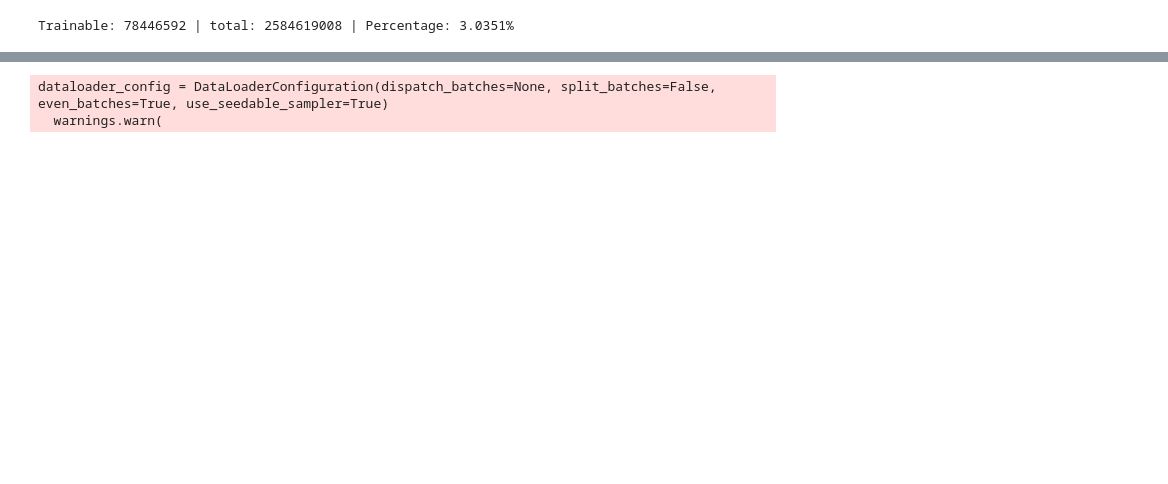
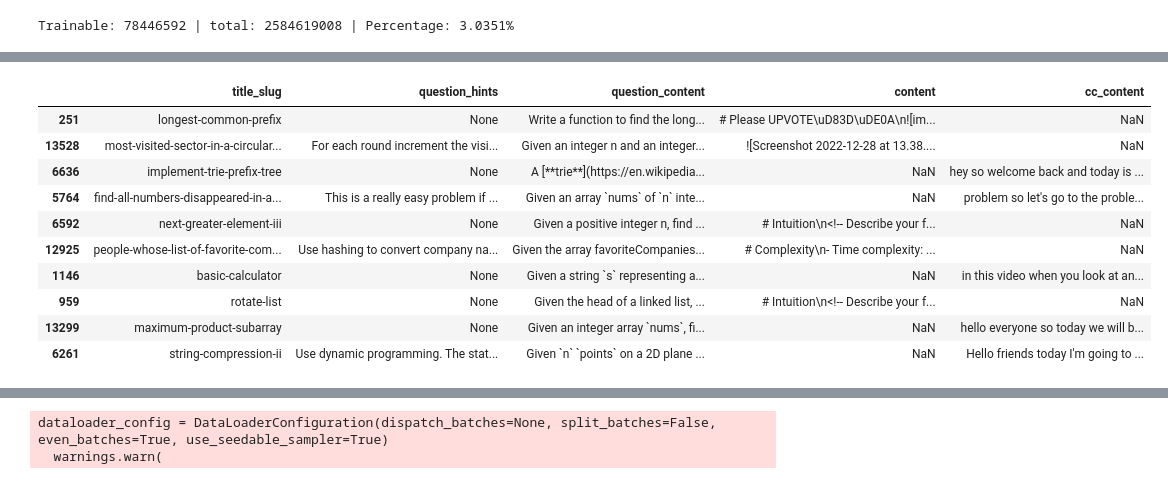
Before and after one commit to kreimben/CodeMind, a Jupyter notebook: fine-tuning/gemma-1.1-2b-it peft qlora.ipynb, the cells around one changed output, grey strips where cells are left out. Cells and saved outputs as stored; diff of their text form; code cells hidden in the pictures; blank space fills up the shorter version.

```diff
--- a/fine-tuning/gemma-1.1-2b-it peft qlora.ipynb
+++ b/fine-tuning/gemma-1.1-2b-it peft qlora.ipynb
@@ -130,0 +126,14 @@ dataset.features
+# %%
+dataset.sample(10)
+# %% [output]
+|  | title_slug | question_hints | question_content | content | cc_content |
+| 251 | longest-common-prefix | None | Write a function to find the long... | # Please UPVOTE\uD83D\uDE0A\n![im... | NaN |
+| 13528 | most-visited-sector-in-a-circular... | For each round increment the visi... | Given an integer n and an integer... | ![Screenshot 2022-12-28 at 13.38.... | NaN |
+| 6636 | implement-trie-prefix-tree | None | A [**trie**](https://en.wikipedia... | NaN | hey so welcome back and today is ... |
+| 5764 | find-all-numbers-disappeared-in-a... | This is a really easy problem if ... | Given an array `nums` of `n` inte... | NaN | problem so let's go to the proble... |
+| 6592 | next-greater-element-iii | None | Given a positive integer n, find ... | # Intuition\n<!-- Describe your f... | NaN |
+| 12925 | people-whose-list-of-favorite-com... | Use hashing to convert company na... | Given the array favoriteCompanies... | # Complexity\n- Time complexity: ... | NaN |
+| 1146 | basic-calculator | None | Given a string `s` representing a... | NaN | in this video when you look at an... |
+| 959 | rotate-list | None | Given the head of a linked list, ... | # Intuition\n<!-- Describe your f... | NaN |
+| 13299 | maximum-product-subarray | None | Given an integer array `nums`, fi... | NaN | hello everyone so today we will b... |
+| 6261 | string-compression-ii | Use dynamic programming. The stat... | Given `n` `points` on a 2D plane ... | NaN | Hello friends today I'm going to ... |
```
Also changed, not shown: parts of 14 cells of this notebook.
